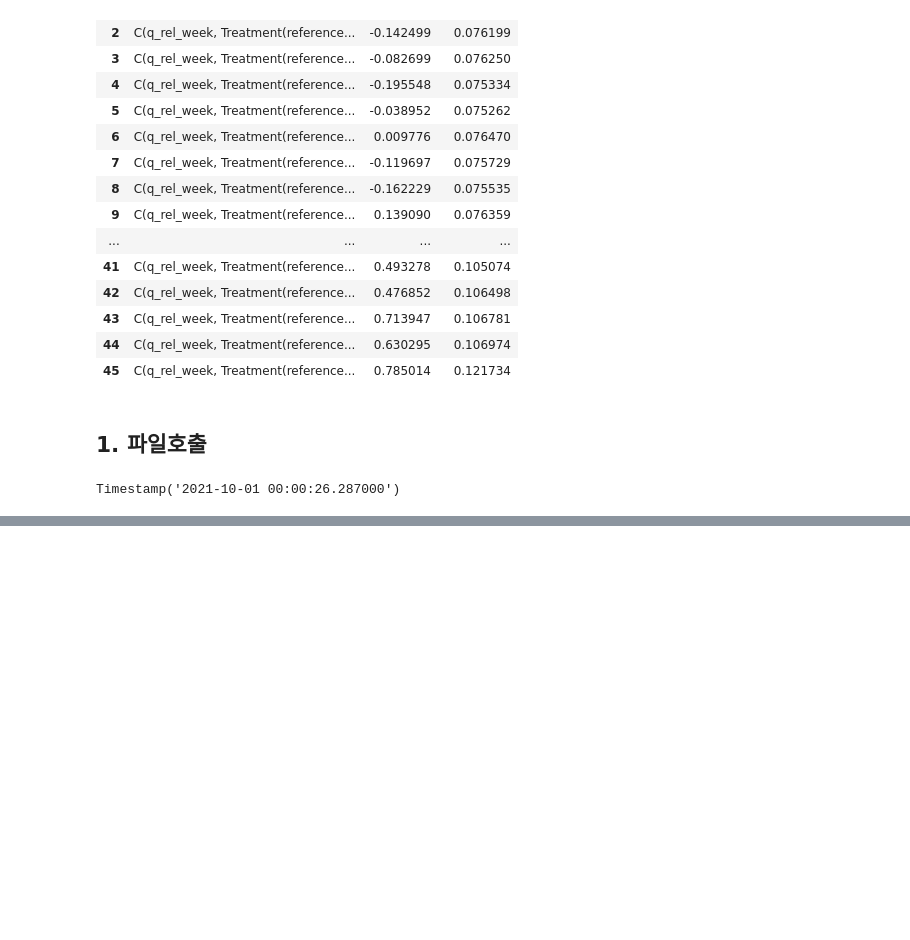
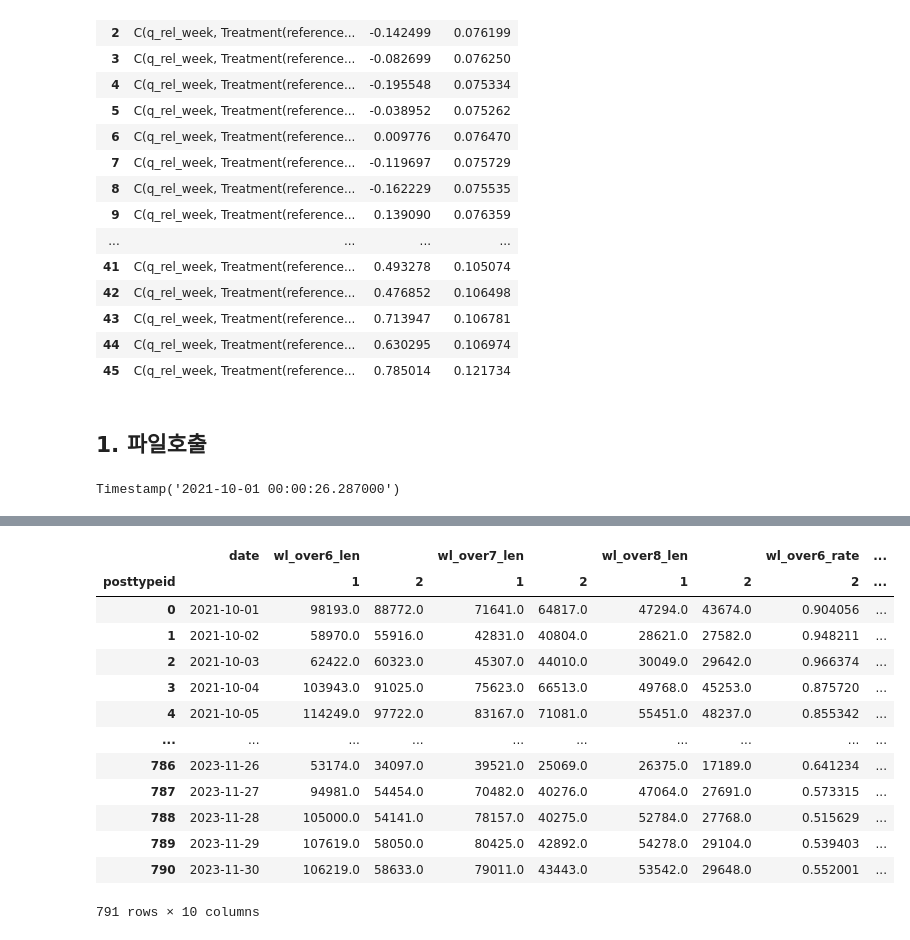
Before and after one commit to boysbeanxious/stackoverflow_src, a Jupyter notebook: DA/4_complexity.ipynb, the cells around one changed output, grey strips where cells are left out. Saved outputs shown, nothing was run; the diff lists cells and outputs as text; code cells hidden in the pictures; blank space fills up the shorter version.

```diff
--- a/DA/4_complexity.ipynb
+++ b/DA/4_complexity.ipynb
@@ -476,0 +228,17 @@ plt.show()
+# %%
+df_wl_pt
+# %% [output]
+|  | date | wl_over6_len |  | wl_over7_len |  | wl_over8_len |  | wl_over6_rate | ... |
+| posttypeid |  | 1 | 2 | 1 | 2 | 1 | 2 | 2 | ... |
+| 0 | 2021-10-01 | 98193.0 | 88772.0 | 71641.0 | 64817.0 | 47294.0 | 43674.0 | 0.904056 | ... |
+| 1 | 2021-10-02 | 58970.0 | 55916.0 | 42831.0 | 40804.0 | 28621.0 | 27582.0 | 0.948211 | ... |
+| 2 | 2021-10-03 | 62422.0 | 60323.0 | 45307.0 | 44010.0 | 30049.0 | 29642.0 | 0.966374 | ... |
+| 3 | 2021-10-04 | 103943.0 | 91025.0 | 75623.0 | 66513.0 | 49768.0 | 45253.0 | 0.875720 | ... |
+| 4 | 2021-10-05 | 114249.0 | 97722.0 | 83167.0 | 71081.0 | 55451.0 | 48237.0 | 0.855342 | ... |
+| ... | ... | ... | ... | ... | ... | ... | ... | ... | ... |
+| 786 | 2023-11-26 | 53174.0 | 34097.0 | 39521.0 | 25069.0 | 26375.0 | 17189.0 | 0.641234 | ... |
+| 787 | 2023-11-27 | 94981.0 | 54454.0 | 70482.0 | 40276.0 | 47064.0 | 27691.0 | 0.573315 | ... |
+| 788 | 2023-11-28 | 105000.0 | 54141.0 | 78157.0 | 40275.0 | 52784.0 | 27768.0 | 0.515629 | ... |
+| 789 | 2023-11-29 | 107619.0 | 58050.0 | 80425.0 | 42892.0 | 54278.0 | 29104.0 | 0.539403 | ... |
+| 790 | 2023-11-30 | 106219.0 | 58633.0 | 79011.0 | 43443.0 | 53542.0 | 29648.0 | 0.552001 | ... |
+791 rows × 10 columns
```
Also changed, not shown: parts of 41 cells of this notebook, 2 other files.
